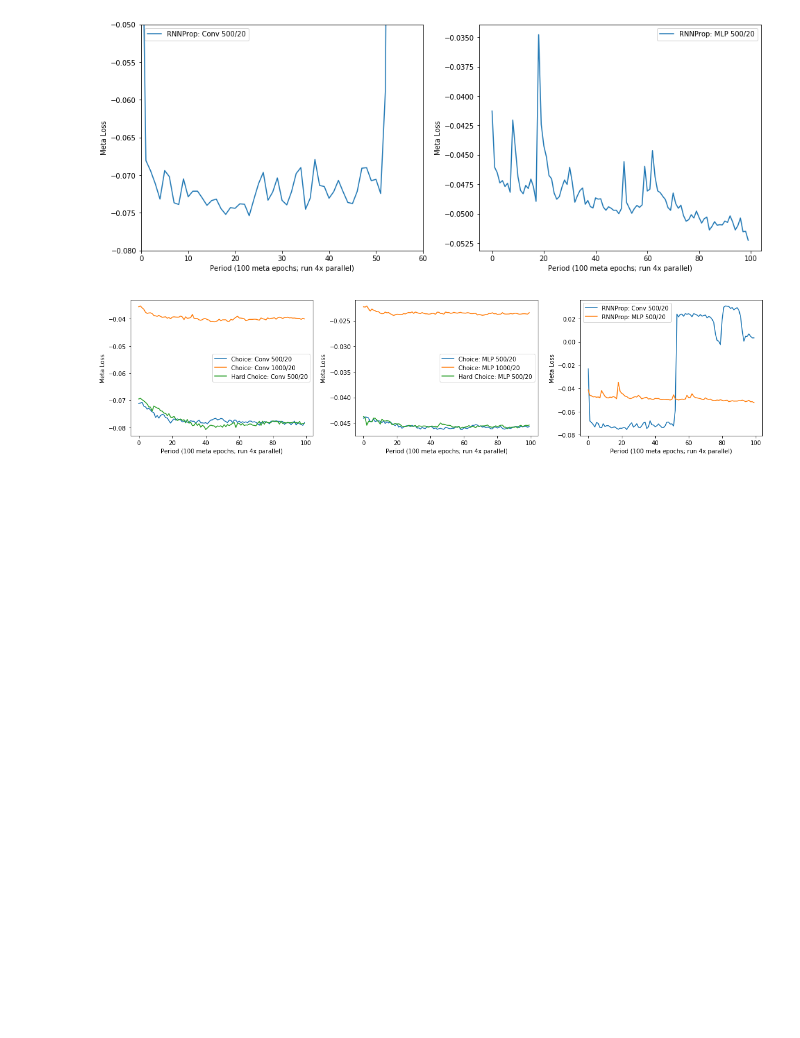
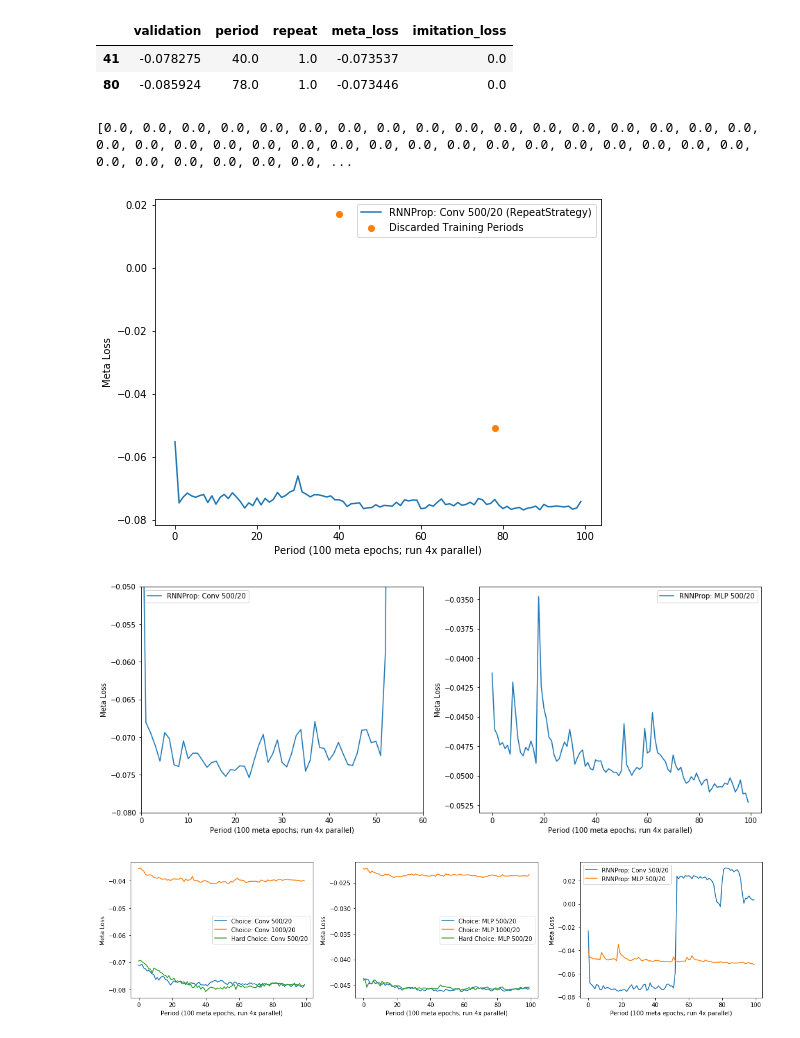
Before and after one commit to thetianshuhuang/l2o, a Jupyter notebook: training_analysis.ipynb, the cells around one changed output. Drawn from its saved outputs; the diff is of its cells as text; code cells hidden in the pictures; blank space fills up the shorter version.

```diff
--- a/training_analysis.ipynb
+++ b/training_analysis.ipynb
@@ -4,6 +4,42 @@ import pandas as pd
 from matplotlib import pyplot as plt
 
 import plot
+# %%
+df = pd.read_csv(plot.get_test("rnnprop-20x25C-repeat", data="summary"))
+df[df["repeat"] > 0]
+# %% [output]
+|  | validation | period | repeat | meta_loss | imitation_loss |
+| 41 | -0.078275 | 40.0 | 1.0 | -0.073537 | 0.0 |
+| 80 | -0.085924 | 78.0 | 1.0 | -0.073446 | 0.0 |
+# %%
+def plot_meta_repeat(tests, ax):
+    for test in tests:
+        df = pd.read_csv(plot.get_test(test, data="summary"))
+        x = list(range(100))
+        rmax = [df[df["period"] == p]["repeat"].max() for p in x]
+        yfinal = [
+            df[(df["period"] == p) & (df["repeat"] == r)].iloc[0]["meta_loss"]
+            for p, r in zip(x, rmax)]
+        ax.plot(x, yfinal, label=plot.get_name(test))
+
+        repeatx = []
+        repeaty = []
+        print(rmax)
+        for p, r in enumerate(rmax):
+            if r > 0:
+                losses = df[(df["period"] == p) & (df["repeat"] < r)]["meta_loss"]
+                repeatx += [p for _ in losses]
+                repeaty += list(losses)
+        ax.scatter(repeatx, repeaty, label="Discarded Training Periods", color="C1")
+    ax.set_xlabel("Period (100 meta epochs; run 4x parallel)")
+    ax.set_ylabel("Meta Loss")
+    ax.legend()
+# %%
+fig, ax = plt.subplots(1, 1, figsize=(8, 6))
+plot_meta_repeat(["rnnprop-20x25C-repeat"], ax)
+# %% [output]
+[0.0, 0.0, 0.0, 0.0, 0.0, 0.0, 0.0, 0.0, 0.0, 0.0, 0.0, 0.0, 0.0, 0.0, 0.0, 0.0, 0.0, 0.0, 0.0, 0.0, 0.0, 0.0, 0.0, 0.0, 0.0, 0.0, 0.0, 0.0, 0.0, 0.0, 0.0, 0.0, 0.0, 0.0, 0.0, 0.0, 0.0, 0.0, 0.0, 0.0, ...
+[figure, added]
 # %%
 def plot_meta_loss(tests, ax):
     for test in tests:
```
Also changed, not shown: 2 other files.
